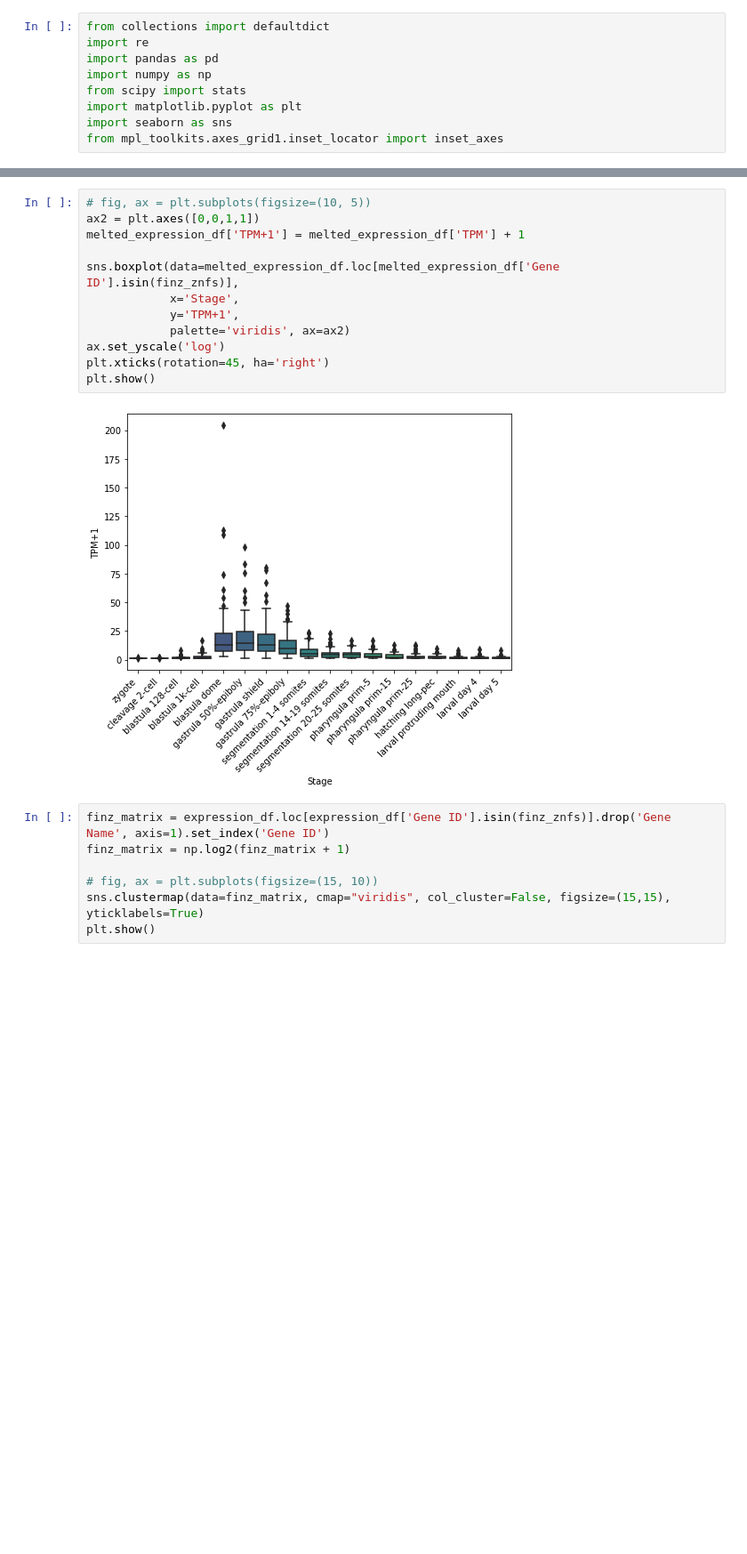
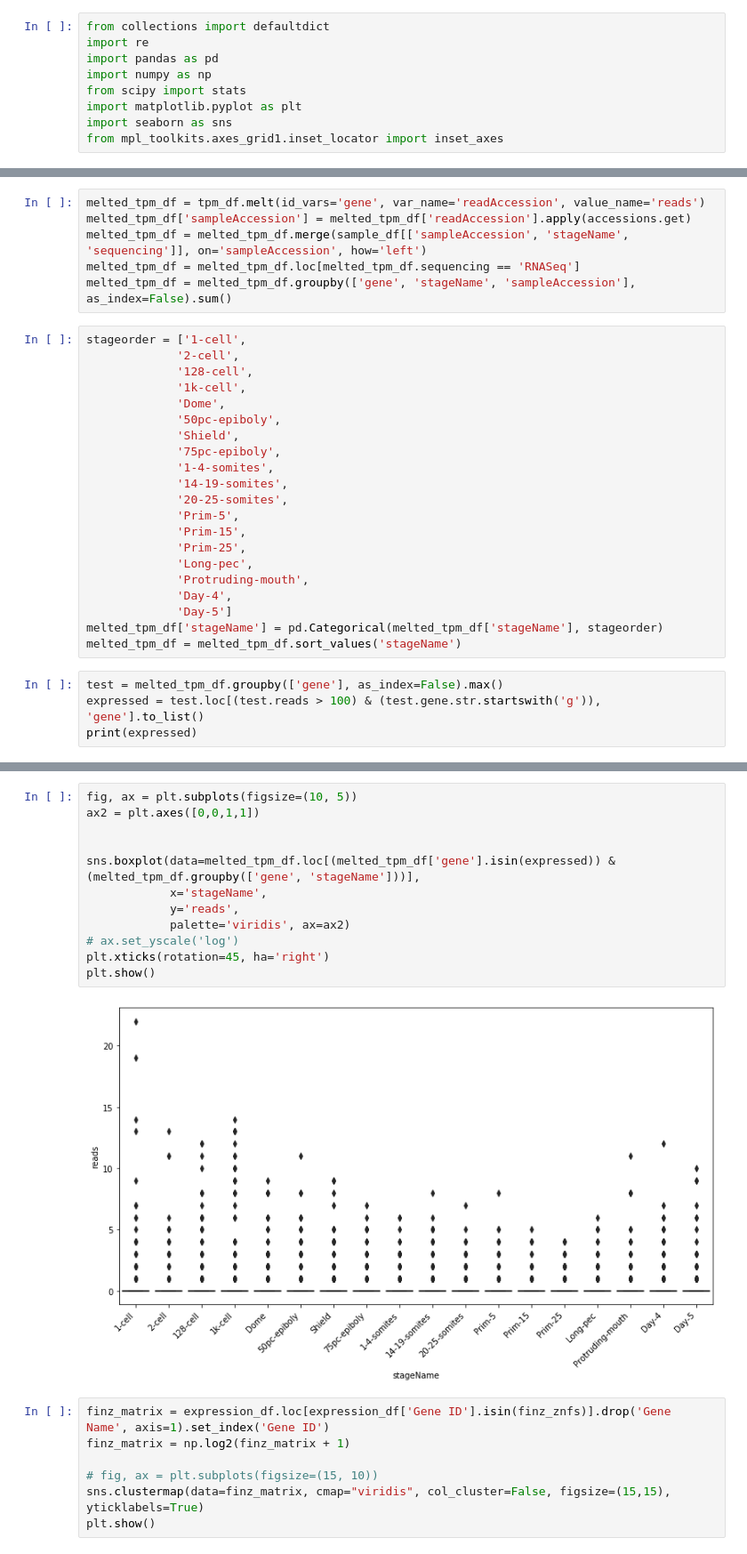
Before and after one commit to jonathan-wells/finz-znf, a Jupyter notebook: analysis/expression.ipynb, the cells around one changed output, grey strips where cells are left out. Shown: that part at 89% size. Cells and saved outputs as stored; diff of their text form; blank space fills up the shorter version.

```diff
--- a/analysis/expression.ipynb
+++ b/analysis/expression.ipynb
@@ -40,0 +82,31 @@ melted_expression_df['TPM+1'] = melted_expression_df['TPM'] + 1
+# %%
+melted_tpm_df = tpm_df.melt(id_vars='gene', var_name='readAccession', value_name='reads')
+melted_tpm_df['sampleAccession'] = melted_tpm_df['readAccession'].apply(accessions.get)
+melted_tpm_df = melted_tpm_df.merge(sample_df[['sampleAccession', 'stageName', 'sequencing']], on='sampleAccession', how='left')
+melted_tpm_df = melted_tpm_df.loc[melted_tpm_df.sequencing == 'RNASeq']
+melted_tpm_df = melted_tpm_df.groupby(['gene', 'stageName', 'sampleAccession'], as_index=False).sum()
+# %%
+stageorder = ['1-cell',
+             '2-cell',
+             '128-cell',
+             '1k-cell',
+             'Dome',
+             '50pc-epiboly',
+             'Shield',
+             '75pc-epiboly',
+             '1-4-somites',
+             '14-19-somites',
+             '20-25-somites',
+             'Prim-5',
+             'Prim-15',
+             'Prim-25',
+             'Long-pec',
+             'Protruding-mouth',
+             'Day-4',
+             'Day-5']
+melted_tpm_df['stageName'] = pd.Categorical(melted_tpm_df['stageName'], stageorder)
+melted_tpm_df = melted_tpm_df.sort_values('stageName')
+# %%
+test = melted_tpm_df.groupby(['gene'], as_index=False).max()
+expressed = test.loc[(test.reads > 100) & (test.gene.str.startswith('g')), 'gene'].to_list()
+print(expressed)
@@ -85,17 +161,17 @@ fig.savefig('/Users/jonwells/Desktop/znf_expression.pdf', bbox_inches='tight')
 # %%
-# fig, ax = plt.subplots(figsize=(10, 5))
+fig, ax = plt.subplots(figsize=(10, 5))
 ax2 = plt.axes([0,0,1,1])
-melted_expression_df['TPM+1'] = melted_expression_df['TPM'] + 1
 
-sns.boxplot(data=melted_expression_df.loc[melted_expression_df['Gene ID'].isin(finz_znfs)],
-            x='Stage',
-            y='TPM+1',
+
+sns.boxplot(data=melted_tpm_df.loc[(melted_tpm_df['gene'].isin(expressed)) & (melted_tpm_df.groupby(['gene', 'stageName']))],
+            x='stageName',
+            y='reads',
             palette='viridis', ax=ax2)
-ax.set_yscale('log')
+# ax.set_yscale('log')
 plt.xticks(rotation=45, ha='right')
 plt.show()
 # %% [output]
-[figure, old version]
+[figure, new version]
 # %%
 finz_matrix = expression_df.loc[expression_df['Gene ID'].isin(finz_znfs)].drop('Gene Name', axis=1).set_index('Gene ID')
 finz_matrix = np.log2(finz_matrix + 1)
```
Also changed, not shown: parts of 8 cells of this notebook, 2 other files.
